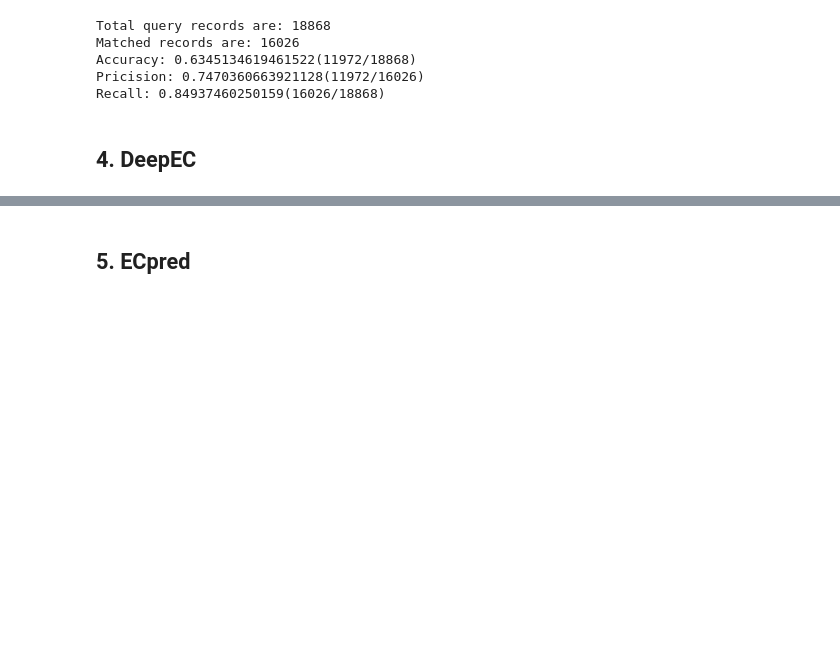
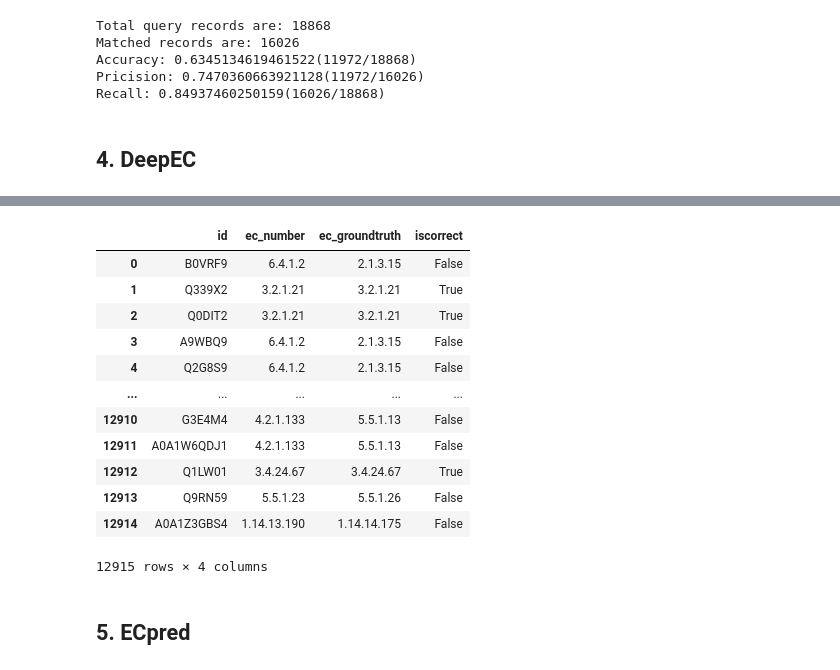
Before and after one commit to kingstdio/BioUniprot, a Jupyter notebook: tasks/task3/task3_ecPrediction.ipynb, the cells around one changed output, grey strips where cells are left out. Saved outputs shown, nothing was run; the diff lists cells and outputs as text; code cells hidden in the pictures; blank space fills up the shorter version.

```diff
--- a/tasks/task3/task3_ecPrediction.ipynb
+++ b/tasks/task3/task3_ecPrediction.ipynb
@@ -152,3 +222,19 @@ print('Recall: {0}({1}/{2})'.format(find/total, find, total))
+# %%
+deepec_results
+# %% [output]
+|  | id | ec_number | ec_groundtruth | iscorrect |
+| 0 | B0VRF9 | 6.4.1.2 | 2.1.3.15 | False |
+| 1 | Q339X2 | 3.2.1.21 | 3.2.1.21 | True |
+| 2 | Q0DIT2 | 3.2.1.21 | 3.2.1.21 | True |
+| 3 | A9WBQ9 | 6.4.1.2 | 2.1.3.15 | False |
+| 4 | Q2G8S9 | 6.4.1.2 | 2.1.3.15 | False |
+| ... | ... | ... | ... | ... |
+| 12910 | G3E4M4 | 4.2.1.133 | 5.5.1.13 | False |
+| 12911 | A0A1W6QDJ1 | 4.2.1.133 | 5.5.1.13 | False |
+| 12912 | Q1LW01 | 3.4.24.67 | 3.4.24.67 | True |
+| 12913 | Q9RN59 | 5.5.1.23 | 5.5.1.26 | False |
+| 12914 | A0A1Z3GBS4 | 1.14.13.190 | 1.14.14.175 | False |
+12915 rows × 4 columns
 # %% [markdown]
 ## 5. ECpred
 # %%
```
Also changed, not shown: parts of 25 cells of this notebook, 4 other files.
